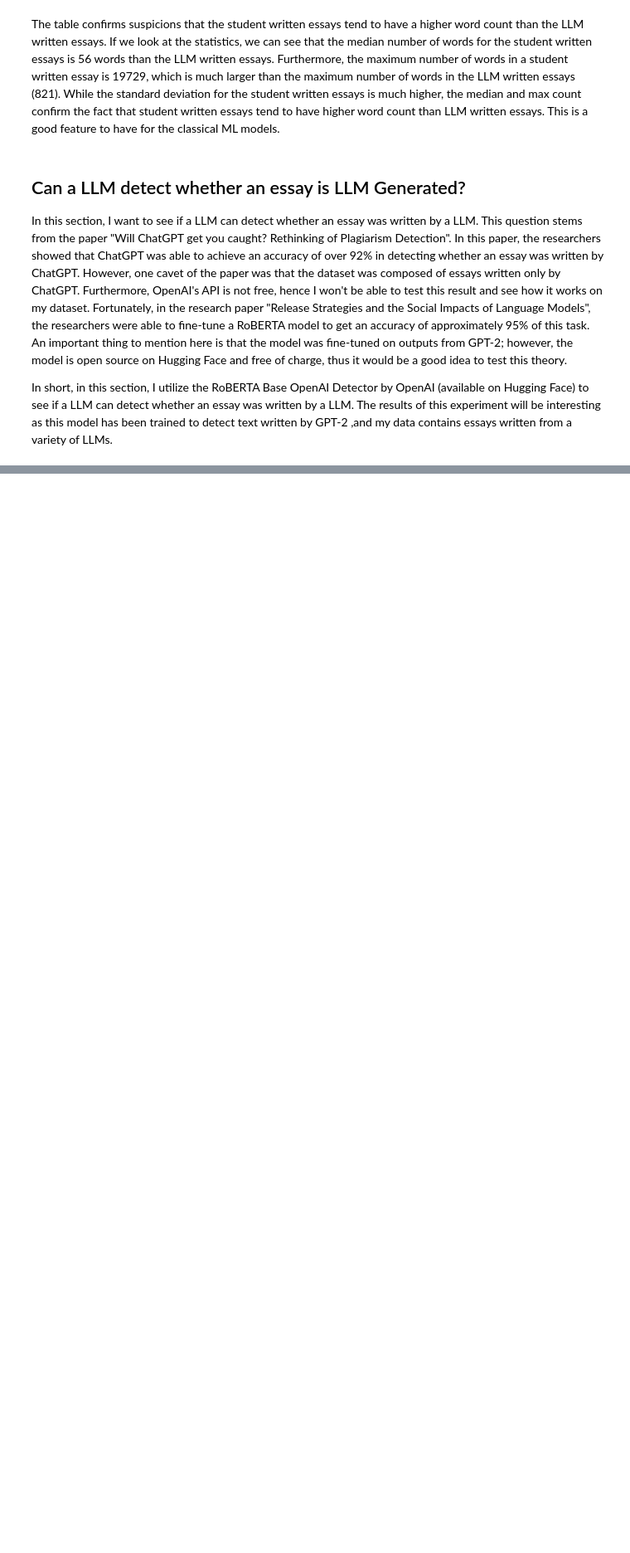
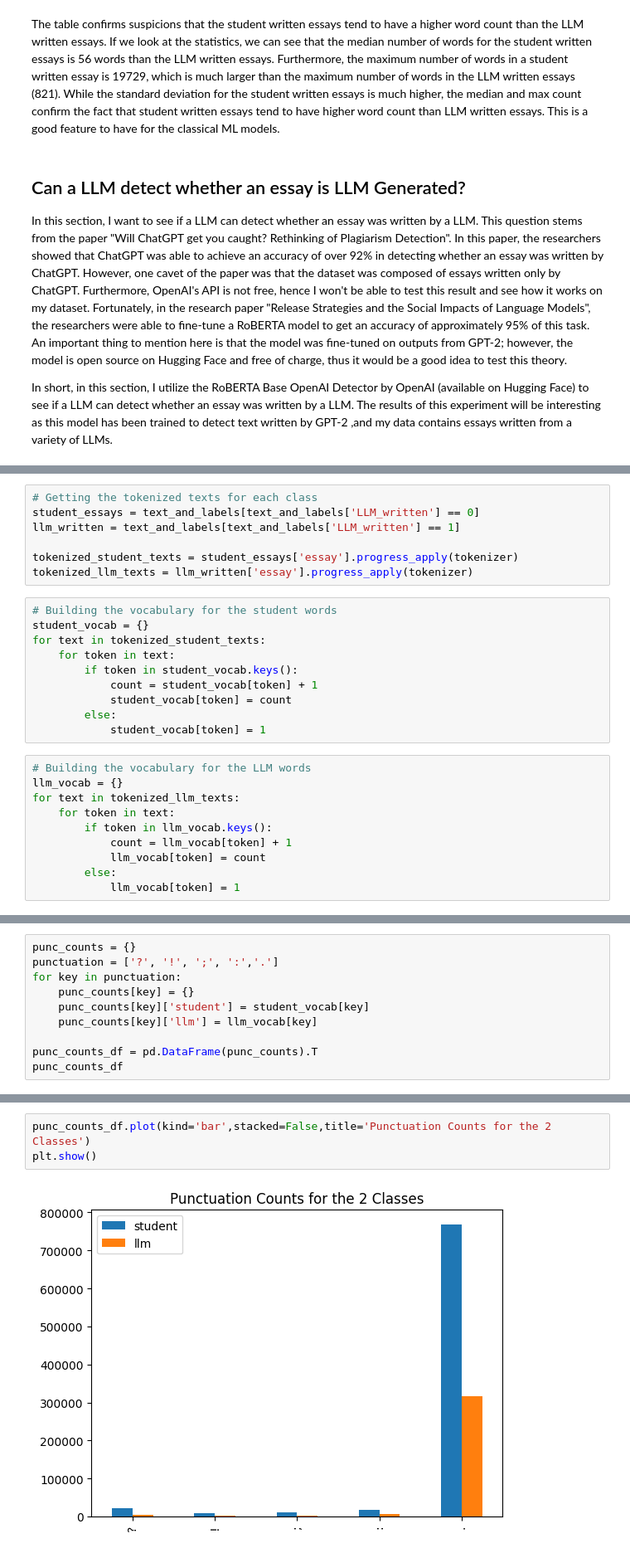
Before and after one commit to JinalShah2002/verify-ai, a Jupyter notebook: notebooks/exploratory-data-analysis.ipynb, the cells around one changed output, grey strips where cells are left out. Shown: that part at 83% size. Cells and saved outputs as stored; diff of their text form; blank space fills up the shorter version.

```diff
--- a/notebooks/exploratory-data-analysis.ipynb
+++ b/notebooks/exploratory-data-analysis.ipynb
@@ -130,0 +306,27 @@ for index in tqdm(range(len(text_list))):
+# %%
+# Getting the tokenized texts for each class
+student_essays = text_and_labels[text_and_labels['LLM_written'] == 0]
+llm_written = text_and_labels[text_and_labels['LLM_written'] == 1]
+
+tokenized_student_texts = student_essays['essay'].progress_apply(tokenizer)
+tokenized_llm_texts = llm_written['essay'].progress_apply(tokenizer)
+# %%
+# Building the vocabulary for the student words
+student_vocab = {}
+for text in tokenized_student_texts:
+    for token in text:
+        if token in student_vocab.keys():
+            count = student_vocab[token] + 1
+            student_vocab[token] = count
+        else:
+            student_vocab[token] = 1
+# %%
+# Building the vocabulary for the LLM words
+llm_vocab = {}
+for text in tokenized_llm_texts:
+    for token in text:
+        if token in llm_vocab.keys():
+            count = llm_vocab[token] + 1
+            llm_vocab[token] = count
+        else:
+            llm_vocab[token] = 1
@@ -130,0 +390,10 @@ for index in tqdm(range(len(text_list))):
+# %%
+punc_counts = {}
+punctuation = ['?', '!', ';', ':','.']
+for key in punctuation:
+    punc_counts[key] = {}
+    punc_counts[key]['student'] = student_vocab[key]
+    punc_counts[key]['llm'] = llm_vocab[key]
+
+punc_counts_df = pd.DataFrame(punc_counts).T
+punc_counts_df
@@ -130,0 +407,5 @@ for index in tqdm(range(len(text_list))):
+# %%
+punc_counts_df.plot(kind='bar',stacked=False,title='Punctuation Counts for the 2 Classes')
+plt.show()
+# %% [output]
+[figure, added]
```
Also changed, not shown: parts of 44 cells of this notebook, 2 other files.
